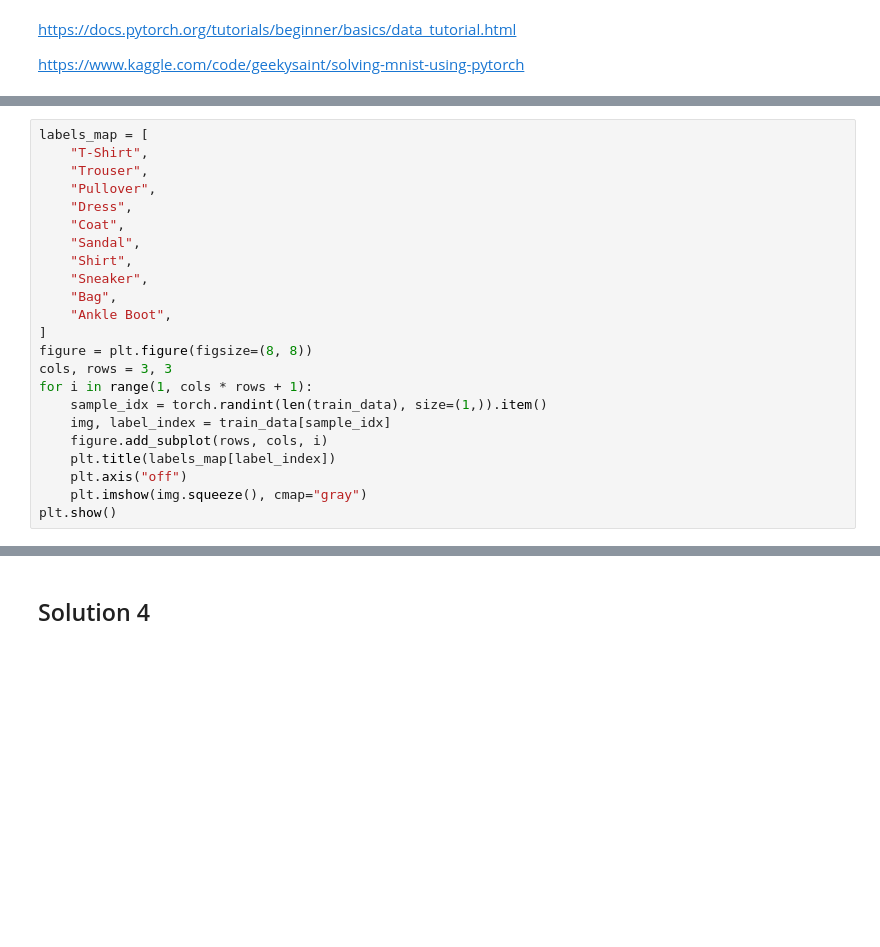
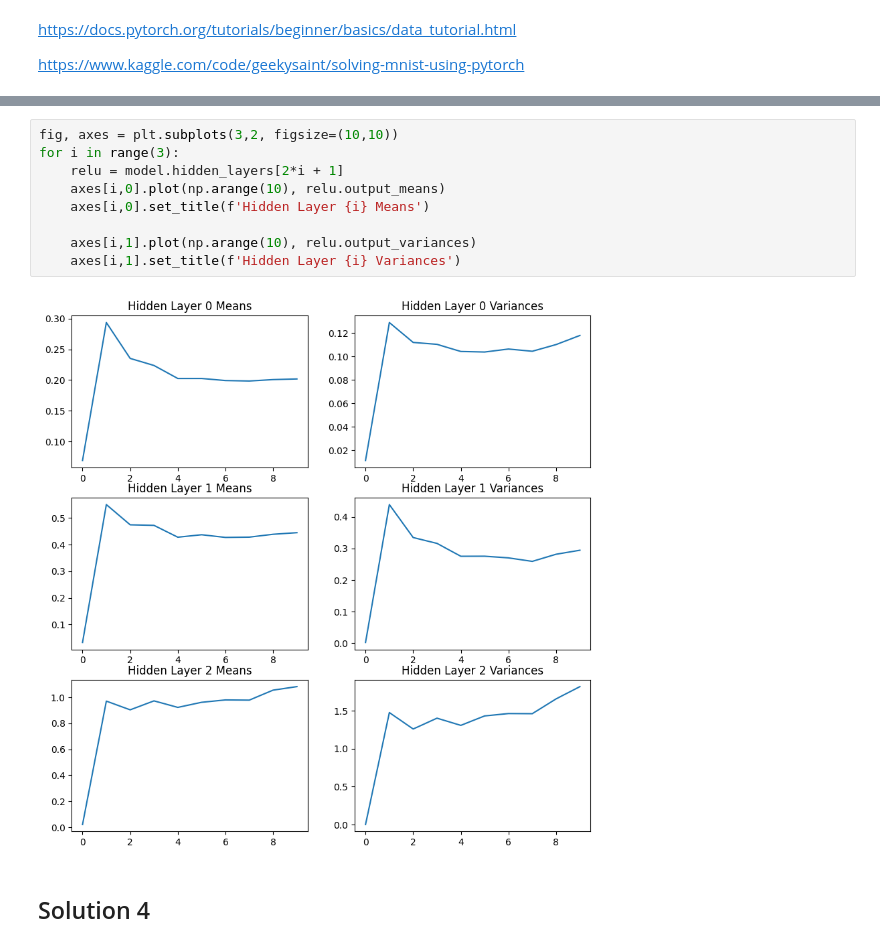
Before and after one commit to sohang3112/iit-madras-web-mtech-ai, a Jupyter notebook: trimester2/DA6401W_DeepLearning/assignments/solution_Assignment3.ipynb, the cells around one changed output, grey strips where cells are left out. Drawn from its saved outputs; the diff is of its cells as text; blank space fills up the shorter version.

```diff
--- a/trimester2/DA6401W_DeepLearning/assignments/solution_Assignment3.ipynb
+++ b/trimester2/DA6401W_DeepLearning/assignments/solution_Assignment3.ipynb
@@ -20,23 +23,0 @@ test_data = FashionMNIST(root, download=True, transform=ToTensor(), train=False)
-# %%
-labels_map = [
-    "T-Shirt",
-    "Trouser",
-    "Pullover",
-    "Dress",
-    "Coat",
-    "Sandal",
-    "Shirt",
-    "Sneaker",
-    "Bag",
-    "Ankle Boot",
-]
-figure = plt.figure(figsize=(8, 8))
-cols, rows = 3, 3
-for i in range(1, cols * rows + 1):
-    sample_idx = torch.randint(len(train_data), size=(1,)).item()
-    img, label_index = train_data[sample_idx]
-    figure.add_subplot(rows, cols, i)
-    plt.title(labels_map[label_index])
-    plt.axis("off")
-    plt.imshow(img.squeeze(), cmap="gray")
-plt.show()
@@ -80,3 +137,14 @@ class Model(nn.Module):
+# %%
+fig, axes = plt.subplots(3,2, figsize=(10,10))
+for i in range(3):
+    relu = model.hidden_layers[2*i + 1]
+    axes[i,0].plot(np.arange(10), relu.output_means)
+    axes[i,0].set_title(f'Hidden Layer {i} Means')
+
+    axes[i,1].plot(np.arange(10), relu.output_variances)
+    axes[i,1].set_title(f'Hidden Layer {i} Variances')
+# %% [output]
+[figure, added]
 # %% [markdown]
 ## Solution 4
 # %%
```
Also changed, not shown: parts of 10 cells of this notebook, 1 other file.
